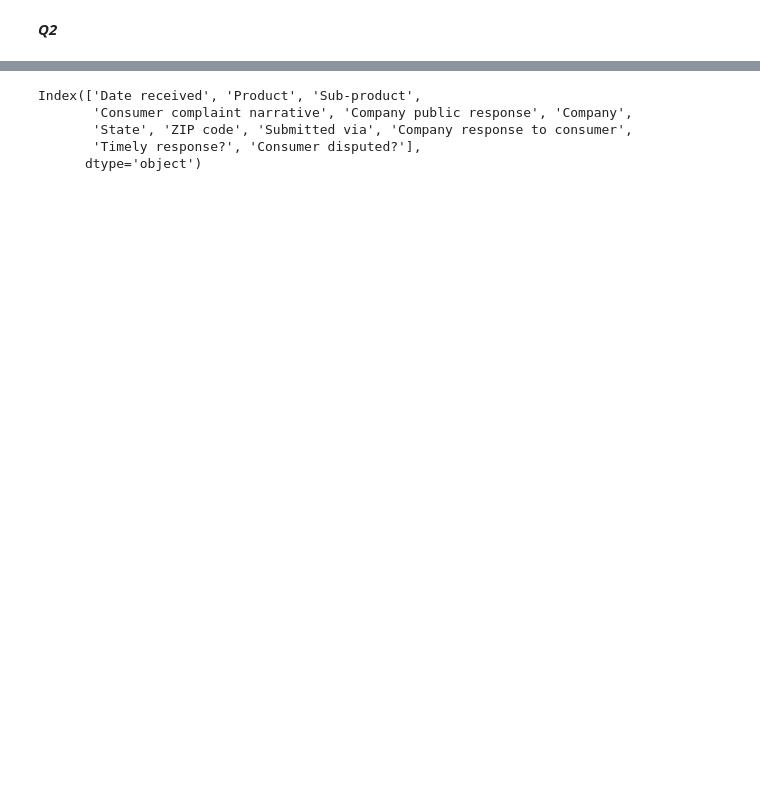
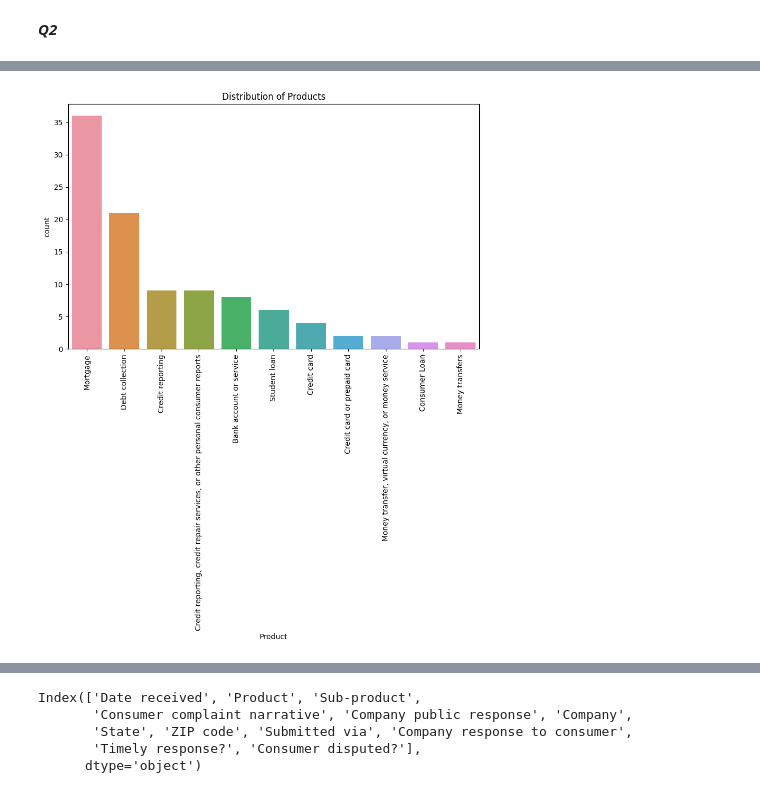
Before and after one commit to KamranView/Cement-Strength-R, a Jupyter notebook: test_125.ipynb, the cells around one changed output, grey strips where cells are left out. Cells and saved outputs as stored; diff of their text form; code cells hidden in the pictures; blank space fills up the shorter version.

```diff
--- a/test_125.ipynb
+++ b/test_125.ipynb
@@ -205,0 +280,8 @@ df.head()
+# %%
+plt.figure(figsize=(10, 6))
+sns.countplot(x='Product', data=df, order=df['Product'].value_counts().index)
+plt.xticks(rotation=90)
+plt.title('Distribution of Products')
+plt.show()
+# %% [output]
+[figure, added]
```
Also changed, not shown: parts of 33 cells of this notebook.
